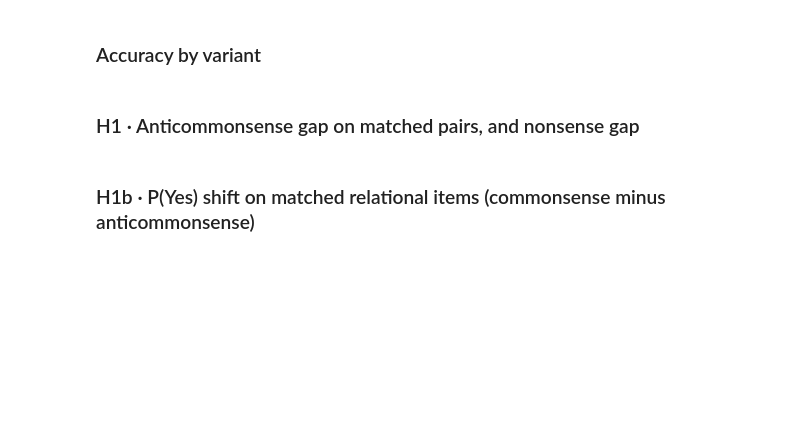
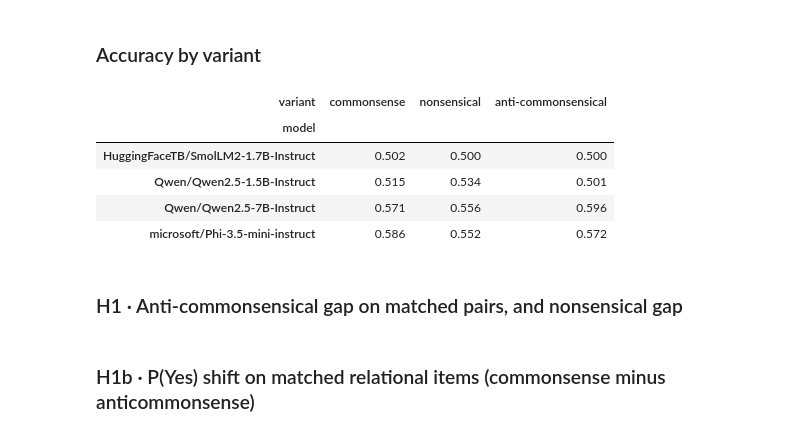
Before and after one commit to laudima/causal-evaluation, a Jupyter notebook: notebooks/03_analysis.ipynb, the cells around one changed output. Drawn from its saved outputs; the diff is of its cells as text; code cells hidden in the pictures; blank space fills up the shorter version.

```diff
--- a/notebooks/03_analysis.ipynb
+++ b/notebooks/03_analysis.ipynb
@@ -93,9 +122,18 @@ df.groupby("model").agg(
 ### Accuracy by variant
 # %%
 acc = rate_table(df, ["model", "variant"])
-acc.pivot(index="model", columns="variant", values="rate")
+acc_table = acc.pivot(index="model", columns="variant", values="rate").reindex(models)
+acc_table = acc_table.reindex(columns=VARIANT_ORDER).rename(columns=VARIANT_LABELS)
+acc_table
+# %% [output]
+| variant | commonsense | nonsensical | anti-commonsensical |
+| model |  |  |  |
+| HuggingFaceTB/SmolLM2-1.7B-Instruct | 0.502 | 0.500 | 0.500 |
+| Qwen/Qwen2.5-1.5B-Instruct | 0.515 | 0.534 | 0.501 |
+| Qwen/Qwen2.5-7B-Instruct | 0.571 | 0.556 | 0.596 |
+| microsoft/Phi-3.5-mini-instruct | 0.586 | 0.552 | 0.572 |
 # %% [markdown]
-### H1 · Anticommonsense gap on matched pairs, and nonsense gap
+### H1 · Anti-commonsensical gap on matched pairs, and nonsensical gap
 # %%
 h1_paired = paired_accuracy_gap(df)
 h1_paired
```
Also changed, not shown: parts of 12 cells of this notebook, 6 other files.
